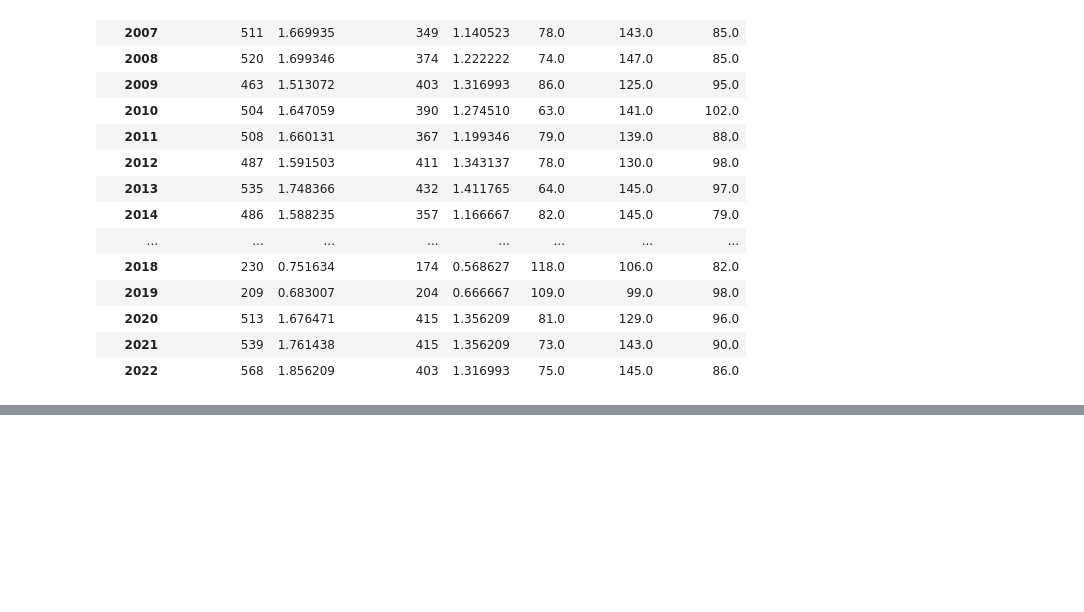
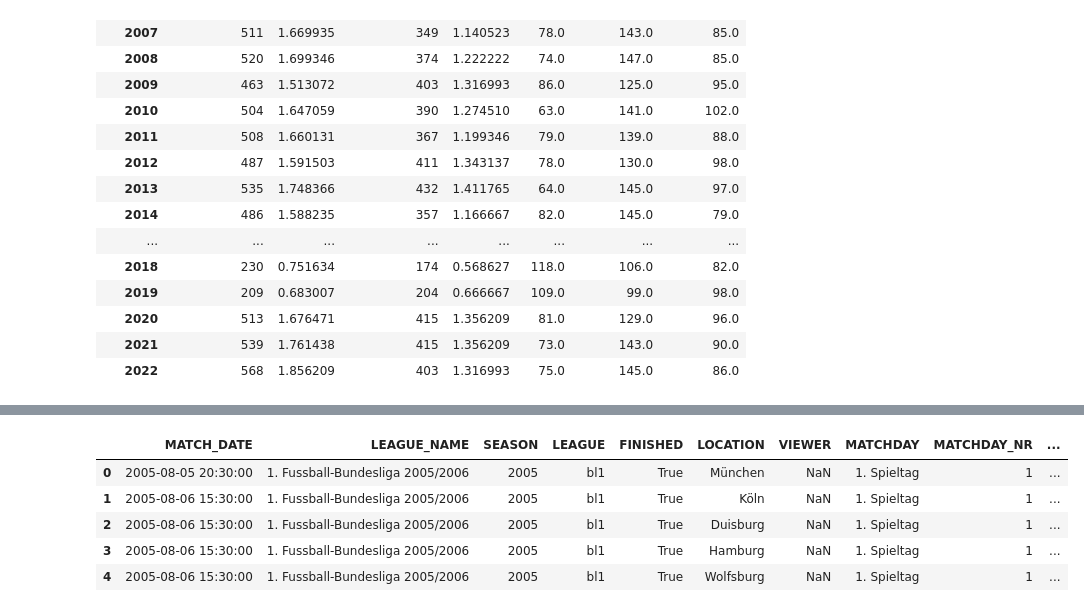
Before and after one commit to OmarFloresPTY/Pandas_Bundesliga_Analisis, a Jupyter notebook: bundesliga_2005_to_2023_season.ipynb, the cells around one changed output, grey strips where cells are left out. Cells and saved outputs as stored; diff of their text form; code cells hidden in the pictures; blank space fills up the shorter version.

```diff
--- a/bundesliga_2005_to_2023_season.ipynb
+++ b/bundesliga_2005_to_2023_season.ipynb
@@ -218,0 +274,9 @@ df_bundesliga.groupby('SEASON').agg({'GOALS_HOME':['sum','mean'],
+# %%
+df_bundesliga.head(5)
+# %% [output]
+|  | MATCH_DATE | LEAGUE_NAME | SEASON | LEAGUE | FINISHED | LOCATION | VIEWER | MATCHDAY | MATCHDAY_NR | ... |
+| 0 | 2005-08-05 20:30:00 | 1. Fussball-Bundesliga 2005/2006 | 2005 | bl1 | True | München | NaN | 1. Spieltag | 1 | ... |
+| 1 | 2005-08-06 15:30:00 | 1. Fussball-Bundesliga 2005/2006 | 2005 | bl1 | True | Köln | NaN | 1. Spieltag | 1 | ... |
+| 2 | 2005-08-06 15:30:00 | 1. Fussball-Bundesliga 2005/2006 | 2005 | bl1 | True | Duisburg | NaN | 1. Spieltag | 1 | ... |
+| 3 | 2005-08-06 15:30:00 | 1. Fussball-Bundesliga 2005/2006 | 2005 | bl1 | True | Hamburg | NaN | 1. Spieltag | 1 | ... |
+| 4 | 2005-08-06 15:30:00 | 1. Fussball-Bundesliga 2005/2006 | 2005 | bl1 | True | Wolfsburg | NaN | 1. Spieltag | 1 | ... |
```
Also changed, not shown: parts of 7 cells of this notebook.
